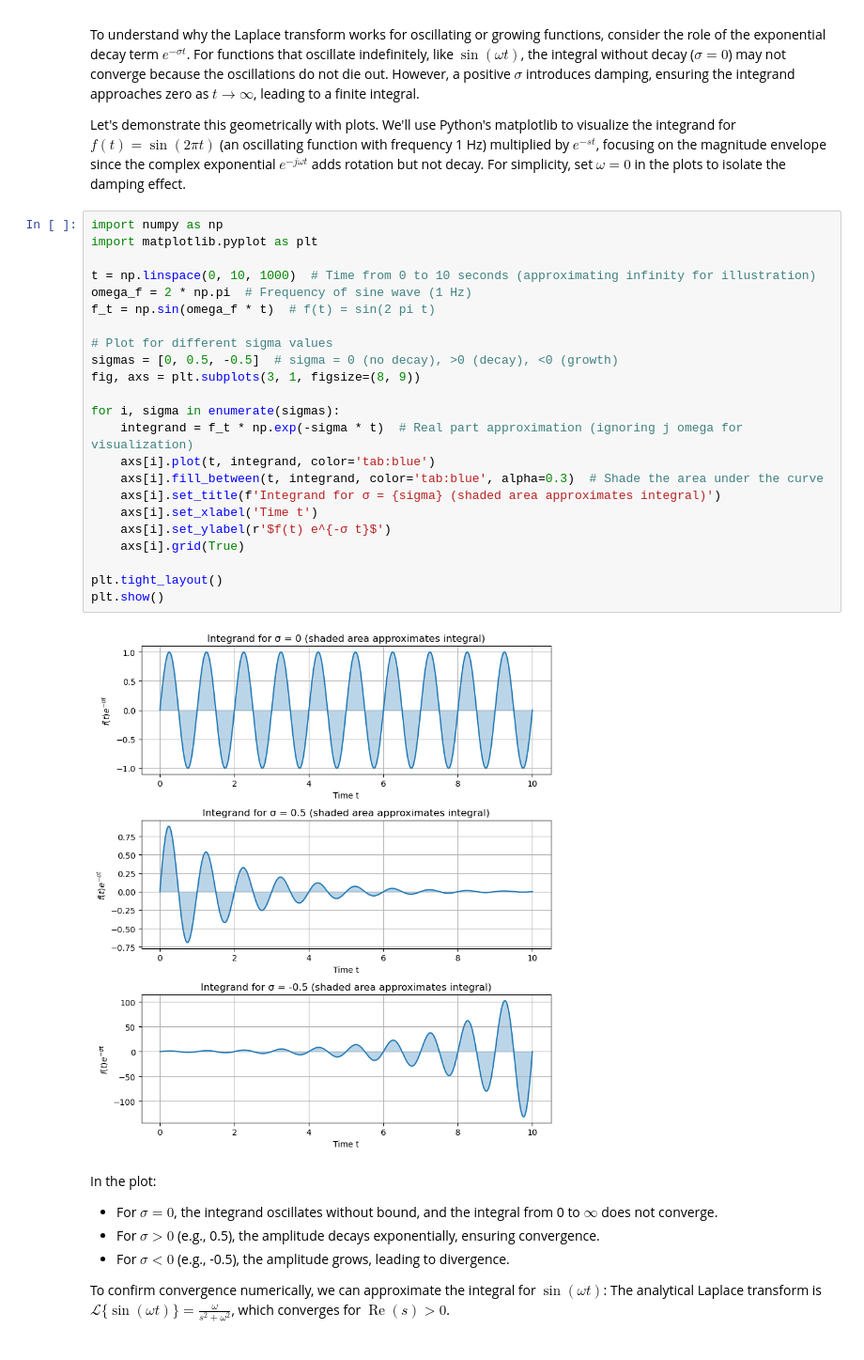
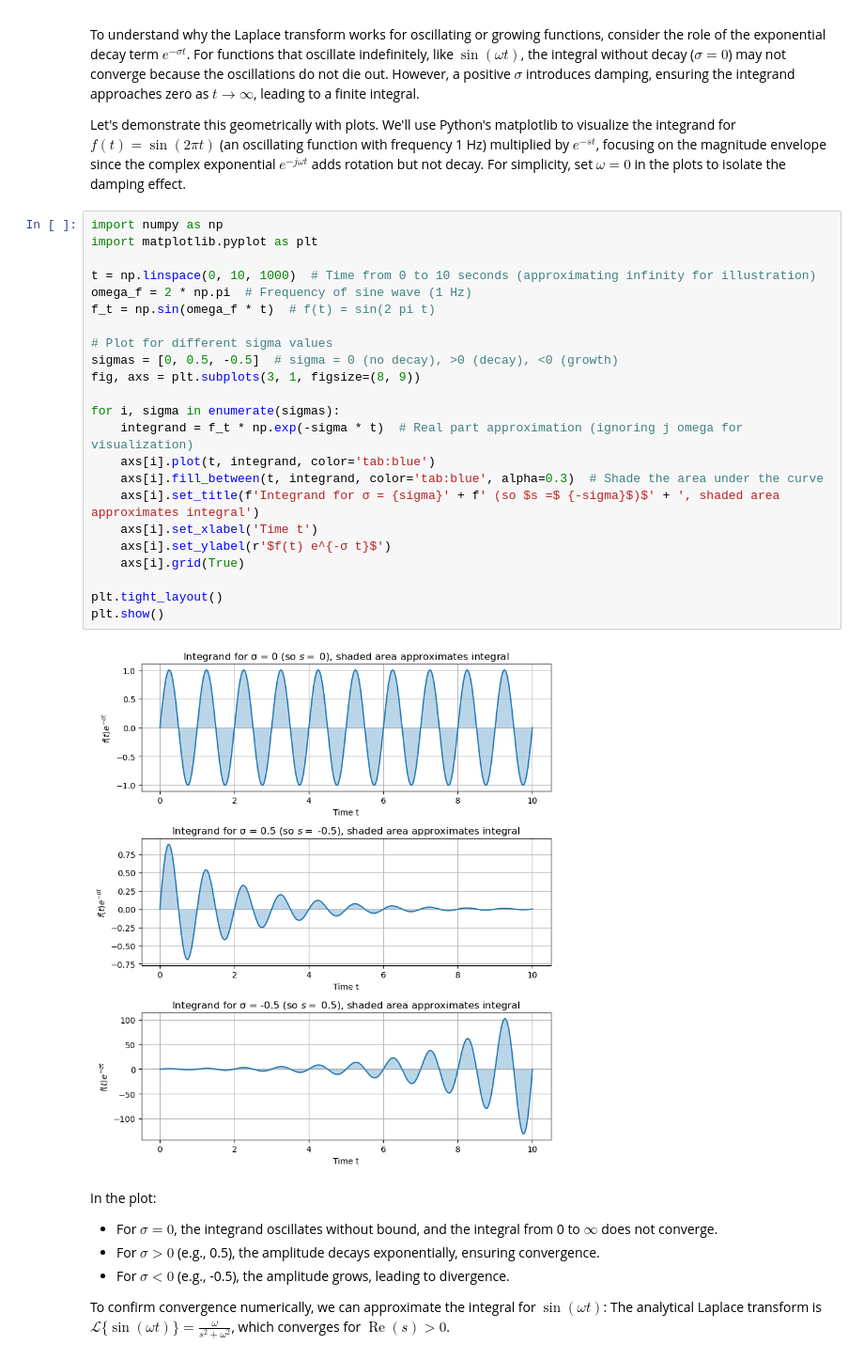
Before and after one commit to Leibniz-IWT/comp_eng, a Jupyter notebook: notebooks/10_control-classical.ipynb, the cells around one changed output. Shown at 94% size. Cells and saved outputs as stored; diff of their text form.

```diff
--- a/notebooks/10_control-classical.ipynb
+++ b/notebooks/10_control-classical.ipynb
@@ -63,28 +63,28 @@ Let's demonstrate this geometrically with plots. We'll use Python's matplotlib t
 # %%
 import numpy as np
 import matplotlib.pyplot as plt
 
 t = np.linspace(0, 10, 1000)  # Time from 0 to 10 seconds (approximating infinity for illustration)
 omega_f = 2 * np.pi  # Frequency of sine wave (1 Hz)
 f_t = np.sin(omega_f * t)  # f(t) = sin(2 pi t)
 
 # Plot for different sigma values
 sigmas = [0, 0.5, -0.5]  # sigma = 0 (no decay), >0 (decay), <0 (growth)
 fig, axs = plt.subplots(3, 1, figsize=(8, 9))
 
 for i, sigma in enumerate(sigmas):
     integrand = f_t * np.exp(-sigma * t)  # Real part approximation (ignoring j omega for visualization)
     axs[i].plot(t, integrand, color='tab:blue')
     axs[i].fill_between(t, integrand, color='tab:blue', alpha=0.3)  # Shade the area under the curve
-    axs[i].set_title(f'Integrand for σ = {sigma} (shaded area approximates integral)')
+    axs[i].set_title(f'Integrand for σ = {sigma}' + f' (so $s =$ {-sigma}$)$' + ', shaded area approximates integral')
     axs[i].set_xlabel('Time t')
     axs[i].set_ylabel(r'$f(t) e^{-σ t}$')
     axs[i].grid(True)
 
 plt.tight_layout()
 plt.show()
 # %% [output]
-[figure, old version]
+[figure, new version]
 # %% [markdown]
 In the plot:
 
```
Also changed, not shown: parts of 18 cells of this notebook.
